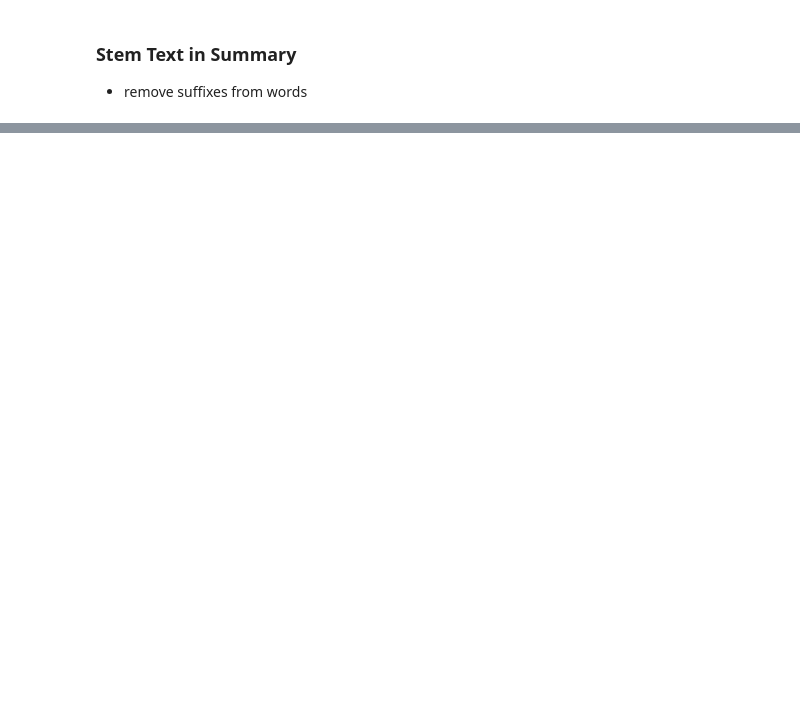
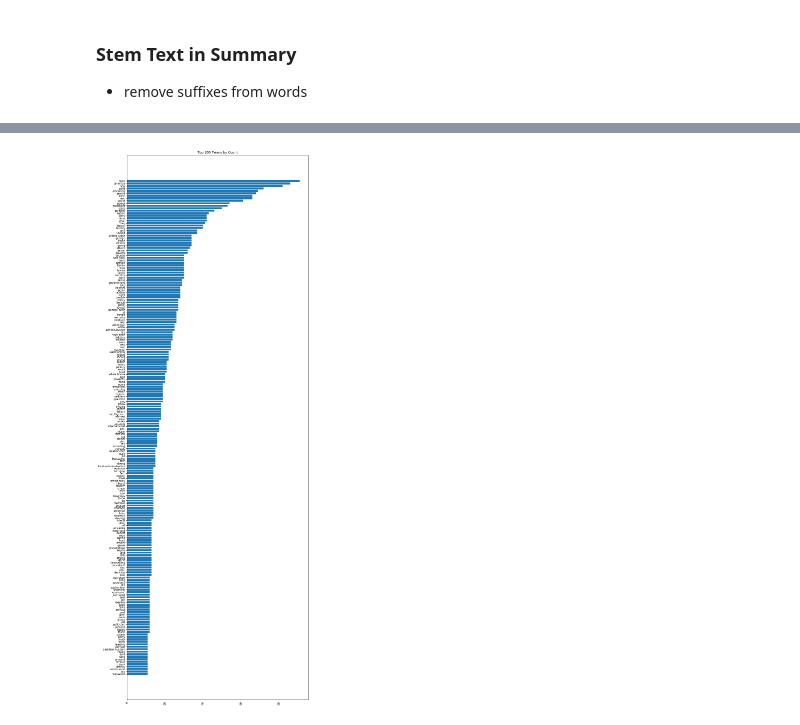
Before and after one commit to Rajwantmishra/620Group, a Jupyter notebook: Final Project-14-17July/Final_Project.ipynb, the cells around one changed output, grey strips where cells are left out. Cells and saved outputs as stored; diff of their text form; code cells hidden in the pictures; blank space fills up the shorter version.

```diff
--- a/Final Project-14-17July/Final_Project.ipynb
+++ b/Final Project-14-17July/Final_Project.ipynb
@@ -317,0 +525,21 @@ book_summary_df.head()
+# %%
+# Find top 10 word from Each Book's summary
+top_dict={}
+for c in data.columns:
+    top = data[c].sort_values(ascending=False).head(10)
+    top_dict[c] = list(zip(top.index,top.values))
+
+show = 5
+show_ind=0
+# Print the Info for 5 Books
+for book, top_word in top_dict.items():
+    if show == show_ind: break
+    show_ind = show_ind+1
+    print("Book: ",book)
+    print(', '.join([word for word , count in top_word[0:5]]))
+    print("---")
+
+
+
+# pd.DataFrame(top_dict.items(),columns=['Book','Top 5 Terms']).head(5)
+# top_dict[:5]
@@ -317,0 +678,5 @@ book_summary_df.head()
+# %%
+# Get the 1st 200 data from  book_data_tfdf
+most_words = book_data_tfdf.head(200)
+#most_words = most_words.groupby('Count')
+most_words.head(5)
@@ -317,0 +690,15 @@ book_summary_df.head()
+# %%
+#plot the top 200 words with the highest frequencies
+plot.xticks(rotation=90)
+
+plot.barh(range(len(most_words.Terms.tolist())),most_words.Count.tolist())
+plot.yticks(range(len(most_words.Terms.tolist())),most_words.Terms.tolist())
+
+plot.gca().invert_yaxis()
+fig = plot.gcf()
+fig.set_size_inches(12, 37, forward=True)
+plot.title("Top 200 Terms by Count")
+
+plot.show()
+# %% [output]
+[figure, added]
```
Also changed, not shown: parts of 36 cells of this notebook, 3 other files.
